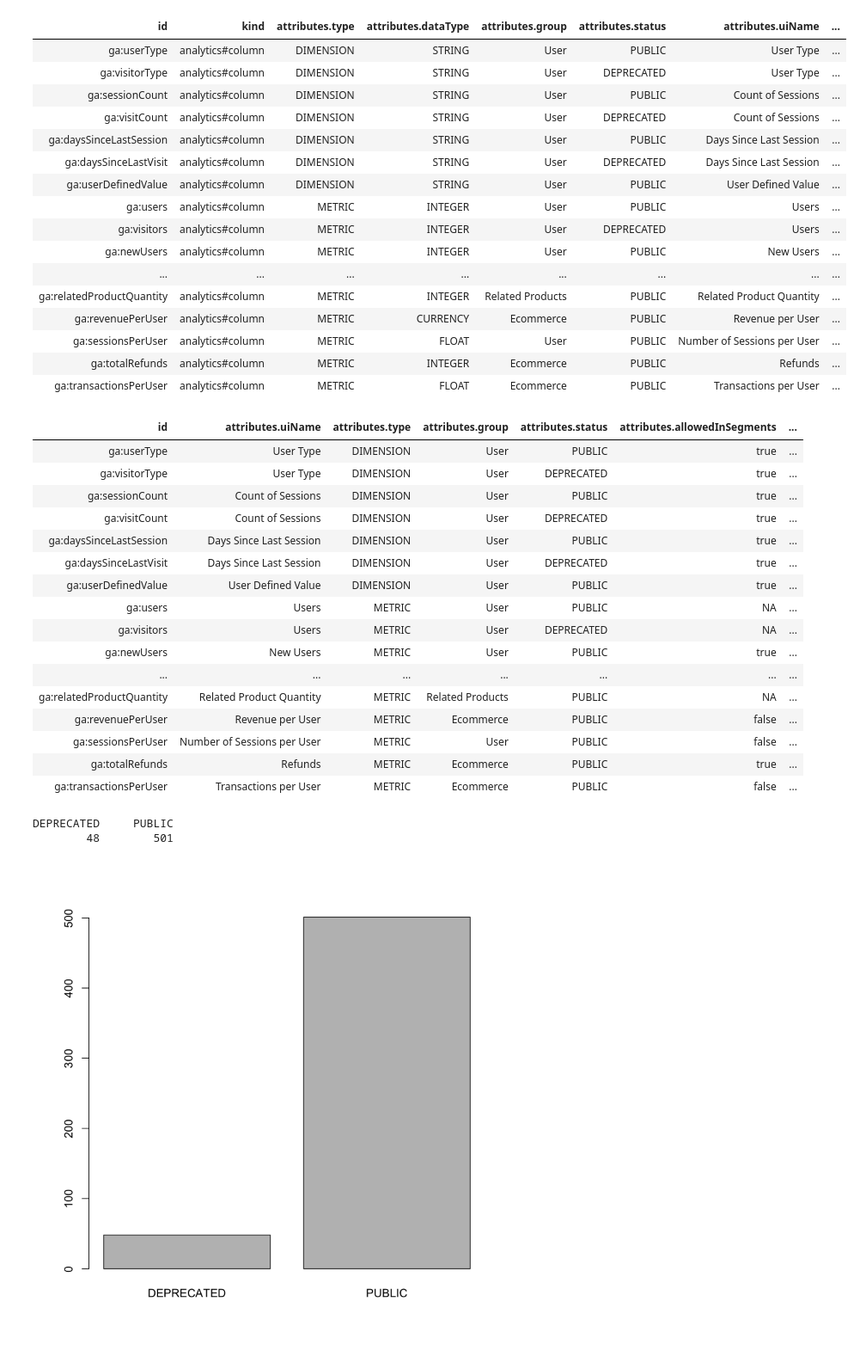
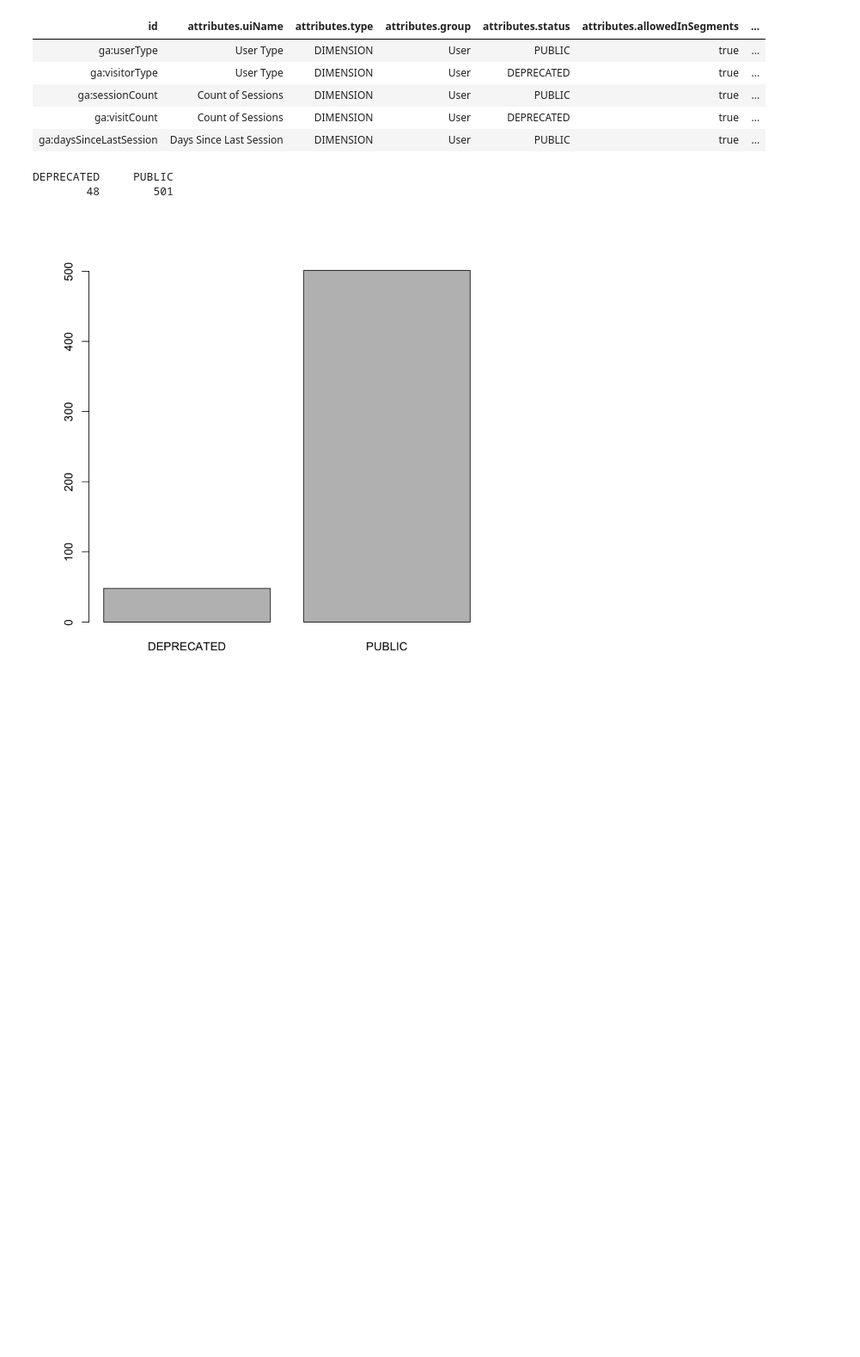
Before and after one commit to joseramoncajide/google-apis, a Jupyter notebook: metadata/ga_metadata.ipynb, the cells around one changed output. Shown at 86% size. Saved outputs shown, nothing was run; the diff lists cells and outputs as text; code cells hidden in the pictures; blank space fills up the shorter version.

```diff
--- a/metadata/ga_metadata.ipynb
+++ b/metadata/ga_metadata.ipynb
@@ -3,12 +3,14 @@ library(jsonlite)
 library(data.table)
 metada_api_url <- "https://www.googleapis.com/analytics/v3/metadata/ga/columns?pp=1"
 metada_api_response <- fromJSON(metada_api_url, flatten = T)
+
 ga_dimension_and_metrics <- as.data.table(metada_api_response$items)
+
 vars <- c("attributes.type", "attributes.group", "attributes.status", "attributes.allowedInSegments", "attributes.addedInApiVersion")
-ga_dimension_and_metrics[,(vars):=lapply(.SD, as.factor),.SDcols=vars]
+ga_dimension_and_metrics <- ga_dimension_and_metrics[,(vars):=lapply(.SD, as.factor),.SDcols=vars]
 
 # Here I only keep relevant variables provided by the metadata api.
 vars <- c("id", "attributes.uiName", vars)
 DT <- ga_dimension_and_metrics[,vars, with=F]
-DT
+head(DT,5)
 # %% [output]
@@ -17,37 +17,9 @@ Warning message:
-| id | kind | attributes.type | attributes.dataType | attributes.group | attributes.status | attributes.uiName | ... |
-| ga:userType | analytics#column | DIMENSION | STRING | User | PUBLIC | User Type | ... |
-| ga:visitorType | analytics#column | DIMENSION | STRING | User | DEPRECATED | User Type | ... |
-| ga:sessionCount | analytics#column | DIMENSION | STRING | User | PUBLIC | Count of Sessions | ... |
-| ga:visitCount | analytics#column | DIMENSION | STRING | User | DEPRECATED | Count of Sessions | ... |
-| ga:daysSinceLastSession | analytics#column | DIMENSION | STRING | User | PUBLIC | Days Since Last Session | ... |
-| ga:daysSinceLastVisit | analytics#column | DIMENSION | STRING | User | DEPRECATED | Days Since Last Session | ... |
-| ga:userDefinedValue | analytics#column | DIMENSION | STRING | User | PUBLIC | User Defined Value | ... |
-| ga:users | analytics#column | METRIC | INTEGER | User | PUBLIC | Users | ... |
-| ga:visitors | analytics#column | METRIC | INTEGER | User | DEPRECATED | Users | ... |
-| ga:newUsers | analytics#column | METRIC | INTEGER | User | PUBLIC | New Users | ... |
-| ... | ... | ... | ... | ... | ... | ... | ... |
-| ga:relatedProductQuantity | analytics#column | METRIC | INTEGER | Related Products | PUBLIC | Related Product Quantity | ... |
-| ga:revenuePerUser | analytics#column | METRIC | CURRENCY | Ecommerce | PUBLIC | Revenue per User | ... |
-| ga:sessionsPerUser | analytics#column | METRIC | FLOAT | User | PUBLIC | Number of Sessions per User | ... |
-| ga:totalRefunds | analytics#column | METRIC | INTEGER | Ecommerce | PUBLIC | Refunds | ... |
-| ga:transactionsPerUser | analytics#column | METRIC | FLOAT | Ecommerce | PUBLIC | Transactions per User | ... |
+| id | attributes.uiName | attributes.type | attributes.group | attributes.status | attributes.allowedInSegments | ... |
+| ga:userType | User Type | DIMENSION | User | PUBLIC | true | ... |
+| ga:visitorType | User Type | DIMENSION | User | DEPRECATED | true | ... |
+| ga:sessionCount | Count of Sessions | DIMENSION | User | PUBLIC | true | ... |
+| ga:visitCount | Count of Sessions | DIMENSION | User | DEPRECATED | true | ... |
+| ga:daysSinceLastSession | Days Since Last Session | DIMENSION | User | PUBLIC | true | ... |
-| id | attributes.uiName | attributes.type | attributes.group | attributes.status | attributes.allowedInSegments | ... |
-| ga:userType | User Type | DIMENSION | User | PUBLIC | true | ... |
-| ga:visitorType | User Type | DIMENSION | User | DEPRECATED | true | ... |
-| ga:sessionCount | Count of Sessions | DIMENSION | User | PUBLIC | true | ... |
-| ga:visitCount | Count of Sessions | DIMENSION | User | DEPRECATED | true | ... |
-| ga:daysSinceLastSession | Days Since Last Session | DIMENSION | User | PUBLIC | true | ... |
-| ga:daysSinceLastVisit | Days Since Last Session | DIMENSION | User | DEPRECATED | true | ... |
-| ga:userDefinedValue | User Defined Value | DIMENSION | User | PUBLIC | true | ... |
-| ga:users | Users | METRIC | User | PUBLIC | NA | ... |
-| ga:visitors | Users | METRIC | User | DEPRECATED | NA | ... |
-| ga:newUsers | New Users | METRIC | User | PUBLIC | true | ... |
-| ... | ... | ... | ... | ... | ... | ... |
-| ga:relatedProductQuantity | Related Product Quantity | METRIC | Related Products | PUBLIC | NA | ... |
-| ga:revenuePerUser | Revenue per User | METRIC | Ecommerce | PUBLIC | false | ... |
-| ga:sessionsPerUser | Number of Sessions per User | METRIC | User | PUBLIC | false | ... |
-| ga:totalRefunds | Refunds | METRIC | Ecommerce | PUBLIC | true | ... |
-| ga:transactionsPerUser | Transactions per User | METRIC | Ecommerce | PUBLIC | false | ... |
 # %%
 table(DT$attributes.status)
 # %% [output]
```
Also changed, not shown: parts of 1 cell of this notebook, 3 other files.
